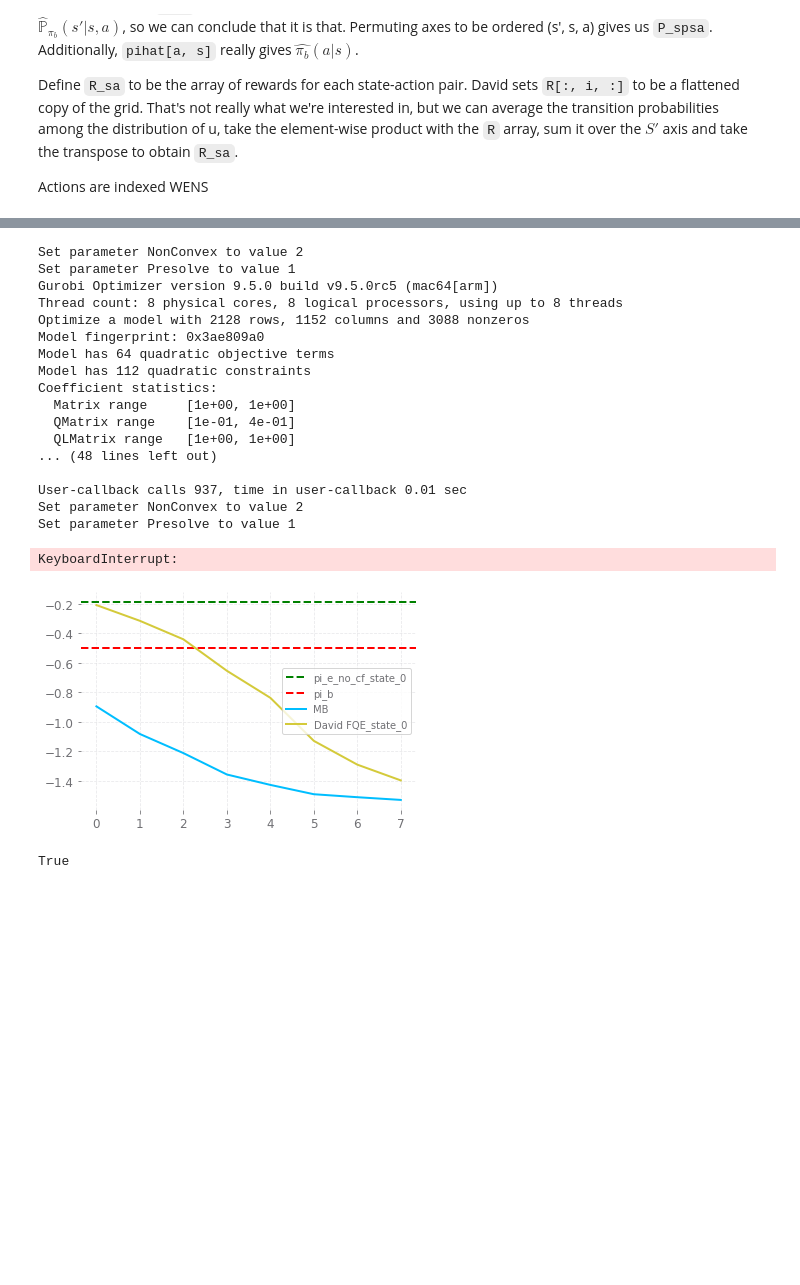
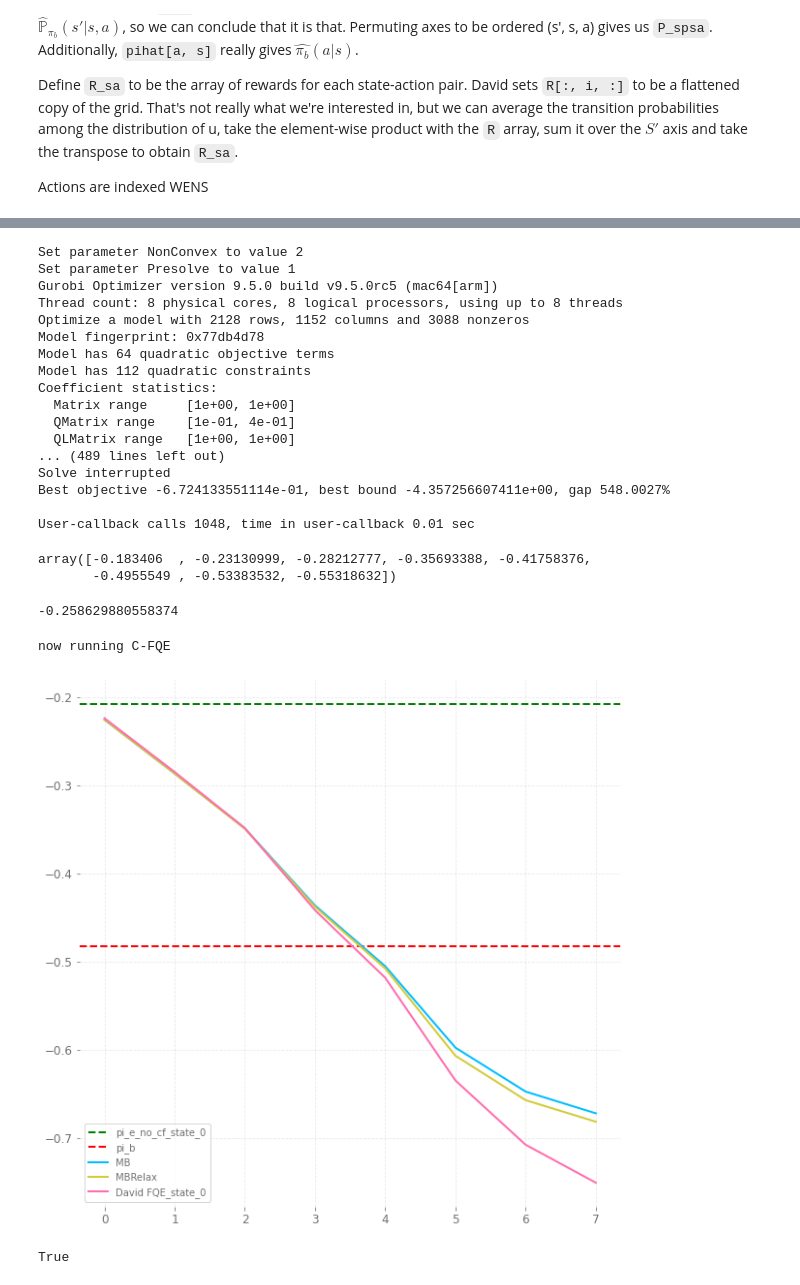
Before and after one commit to hetankevin/off-policy, a Jupyter notebook: camera_ready_figure_1.ipynb, the cells around one changed output, grey strips where cells are left out. Cells and saved outputs as stored; diff of their text form; code cells hidden in the pictures; blank space fills up the shorter version.

```diff
--- a/camera_ready_figure_1.ipynb
+++ b/camera_ready_figure_1.ipynb
@@ -367,2 +277,0 @@ N_sa = N_sa.astype(int).T
-# %%
-delta = 0.05
@@ -594,0 +498,2 @@ mbrlRelax()
+# %%
+relaxResults = mbrlRelax(horizon, R_sa, N_sa, Pb_spsa, pihat, pi_e)
@@ -595,49 +528,80 @@ mbrlRelax()
 # %%
-objVals = mbrlLoop(0)
+objVals = mbrlLoop(horizon, R_sa, N_sa, Pb_spsa, pihat, pi_e, 0)
 # %% [output]
 Set parameter NonConvex to value 2
 Set parameter Presolve to value 1
 Gurobi Optimizer version 9.5.0 build v9.5.0rc5 (mac64[arm])
 Thread count: 8 physical cores, 8 logical processors, using up to 8 threads
 Optimize a model with 2128 rows, 1152 columns and 3088 nonzeros
-Model fingerprint: 0x3ae809a0
+Model fingerprint: 0x77db4d78
 Model has 64 quadratic objective terms
 Model has 112 quadratic constraints
 Coefficient statistics:
   Matrix range     [1e+00, 1e+00]
   QMatrix range    [1e-01, 4e-01]
   QLMatrix range   [1e+00, 1e+00]
-... (48 lines left out)
+... (489 lines left out)
+Solve interrupted
+Best objective -6.724133551114e-01, best bound -4.357256607411e+00, gap 548.0027%
 
-User-callback calls 937, time in user-callback 0.01 sec
-Set parameter NonConvex to value 2
-Set parameter Presolve to value 1
+User-callback calls 1048, time in user-callback 0.01 sec
-KeyboardInterrupt:
+# %%
+relaxResults[:,0]
+# %% [output]
+array([-0.183406  , -0.23130999, -0.28212777, -0.35693388, -0.41758376,
+       -0.4955549 , -0.53383532, -0.55318632])
+# %%
+V = np.zeros((horizon, nStates))
+def recursiveV(h, s):
+    if h == horizon-1:
+        return 0
+    elif V[h,s] != 0:
+        return V[h,s]
+    else:
+        Vhp = np.array([recursiveV(h+1,sp) for sp in range(nStates)])
+        V[h+1,:] = Vhp
+        return pi_e[s,:].T @ (R_sa[s,:] + P_spsa[:,s,:].T @ Vhp)
+
+recursiveV(0, 14)
+# %% [output]
+-0.258629880558374
+# %%
+fqe_results = []
+print("now running C-FQE")
+for i,gam in enumerate(gams):
+    Q0 = np.zeros((nStates, nActions))
+    q_reparam_samp = Q0.copy()
+    for t in range(horizon):
+        q_reparam_samp = fitted_q_update_reparam_sampling(q_reparam_samp, pi_e, pihat, Pb_spsa, gam, data, mdp)
+    fqe_results.append(mdp.get_value(q_reparam_samp,pi_e)[0])
+# %% [output]
+now running C-FQE
 # %%
 so = 0
 
 returns = confound_mdp.calc_returns(dataset, gamma, horizon)
 pi_b_val = returns.mean()
 
 Q0 = np.zeros((nStates, nActions))
 nom_q = Q0.copy()
 for t in range(horizon):
-    nom_q = confound_ope.fitted_q_update(nom_q, pi_e, dataset, mdp)
+    nom_q = fitted_q_update(nom_q, pi_e, dataset, mdp)
 pi_e_val = mdp.get_value(nom_q,pi_e)[0][so]
 
+fig, ax = plt.subplots(figsize=(10,10))
+#change this to R_sa form
+ax.axhline(pi_e_val, color='green', linestyle='--', label='pi_e_no_cf_state_' + str(so))
+ax.axhline(pi_b_val, color='red', linestyle='--', label='pi_b')
 
-plt.axhline(pi_e_val, color='green', linestyle='--', label='pi_e_no_cf_state_' + str(so))
-plt.axhline(pi_b_val, color='red', linestyle='--', label='pi_b')
+ax.plot(objVals, label='MB')
+ax.plot(relaxResults[:,so], label='MBRelax')
+ax.plot(np.array(fqe_results)[:,so], label='David FQE_state_'+str(so))
+#ax.plot(np.array(cfqe_results)[:,so], label='Our FQE_state_'+str(so))
 
-plt.plot(objVals, label='MB')
-plt.plot(np.array(fqe_results)[:,so], label='David FQE_state_'+str(so))
-#plt.plot(np.array(cfqe_results)[:,so], label='Our FQE_state_'+str(so))
-
-
-plt.legend()
+ax.legend()
 plt.savefig("ohdear.jpg")
 # %% [output]
-[figure, old version]
+[figure, new version]
 # %%
 from matplotlib import colors
 
```
Also changed, not shown: parts of 24 cells of this notebook, 2 other files.
